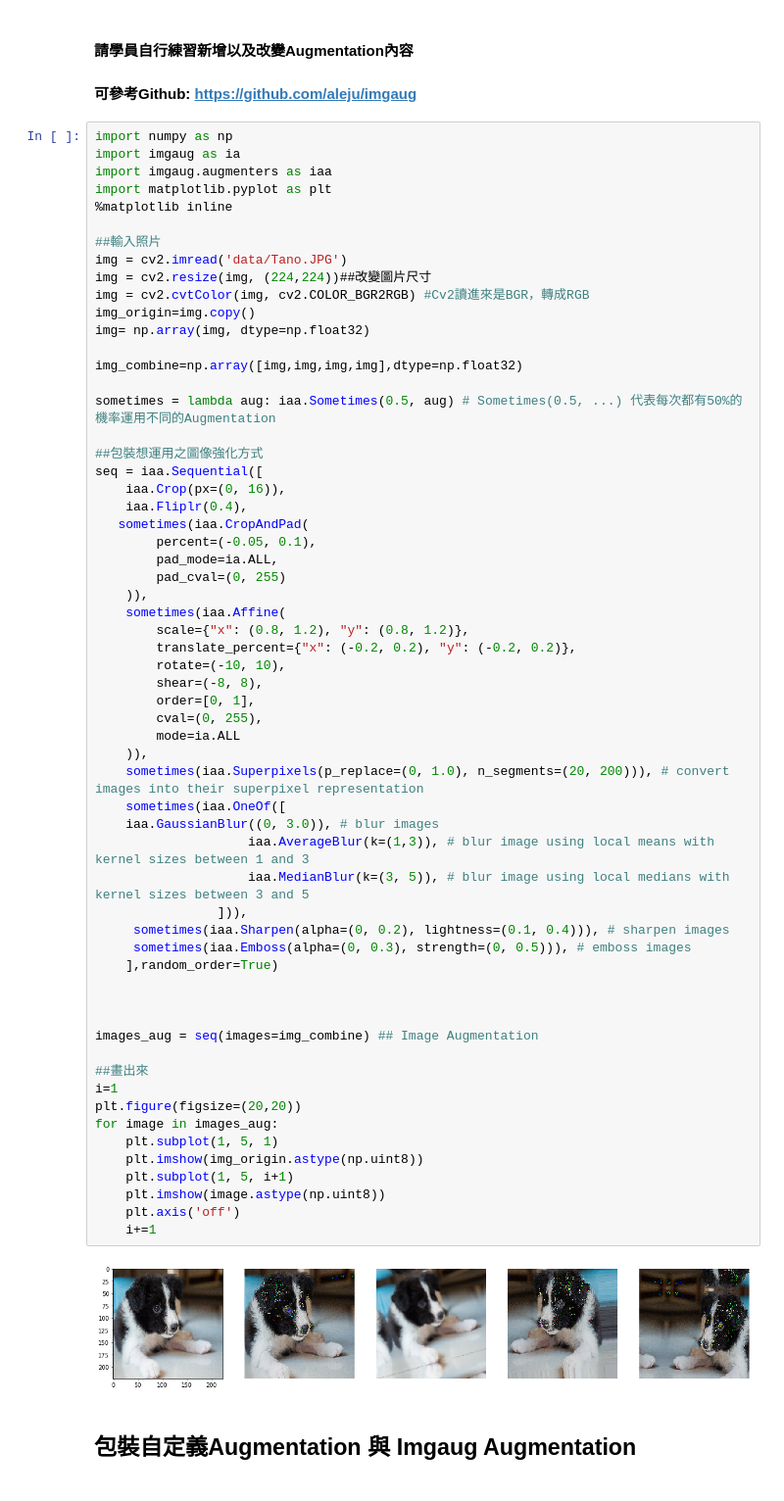
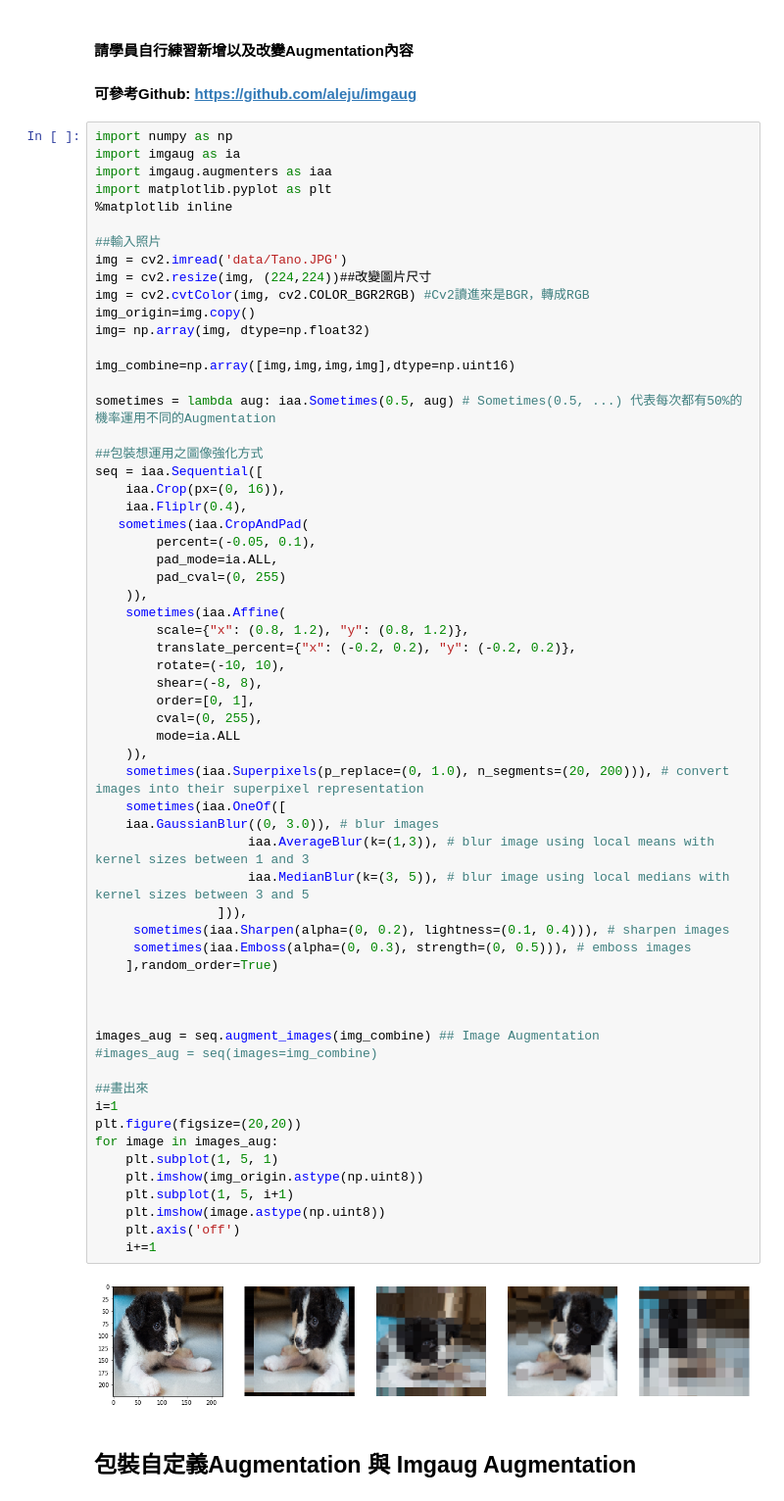
Before and after one commit to orpheushsiung/1st-DL-CVMarathon, a Jupyter notebook: homework/Day016_Image Augmentation_HW.ipynb, the cells around one changed output. Shown at 98% size. Drawn from its saved outputs; the diff is of its cells as text.

```diff
--- a/homework/Day016_Image Augmentation_HW.ipynb
+++ b/homework/Day016_Image Augmentation_HW.ipynb
@@ -154,7 +158,7 @@ img = cv2.cvtColor(img, cv2.COLOR_BGR2RGB) #Cv2讀進來是BGR，轉成RGB
 img_origin=img.copy()
 img= np.array(img, dtype=np.float32)
 
-img_combine=np.array([img,img,img,img],dtype=np.float32)
+img_combine=np.array([img,img,img,img],dtype=np.uint16)
 
 sometimes = lambda aug: iaa.Sometimes(0.5, aug) # Sometimes(0.5, ...) 代表每次都有50%的機率運用不同的Augmentation
 
@@ -173,35 +177,36 @@ seq = iaa.Sequential([
         rotate=(-10, 10),
         shear=(-8, 8),
         order=[0, 1],
         cval=(0, 255),
         mode=ia.ALL
     )),
     sometimes(iaa.Superpixels(p_replace=(0, 1.0), n_segments=(20, 200))), # convert images into their superpixel representation
     sometimes(iaa.OneOf([
     iaa.GaussianBlur((0, 3.0)), # blur images
                     iaa.AverageBlur(k=(1,3)), # blur image using local means with kernel sizes between 1 and 3
                     iaa.MedianBlur(k=(3, 5)), # blur image using local medians with kernel sizes between 3 and 5
                 ])),
      sometimes(iaa.Sharpen(alpha=(0, 0.2), lightness=(0.1, 0.4))), # sharpen images
      sometimes(iaa.Emboss(alpha=(0, 0.3), strength=(0, 0.5))), # emboss images
     ],random_order=True)
 
 
 
-images_aug = seq(images=img_combine) ## Image Augmentation
+images_aug = seq.augment_images(img_combine) ## Image Augmentation
+#images_aug = seq(images=img_combine)
 
 ##畫出來
 i=1
 plt.figure(figsize=(20,20))
 for image in images_aug:
     plt.subplot(1, 5, 1)
     plt.imshow(img_origin.astype(np.uint8))
     plt.subplot(1, 5, i+1)
     plt.imshow(image.astype(np.uint8))
     plt.axis('off')
     i+=1
 # %% [output]
-[figure, old version]
+[figure, new version]
 # %% [markdown]
 ## 包裝自定義Augmentation 與 Imgaug Augmentation
 # %%
```
Also changed, not shown: parts of 4 cells of this notebook.
